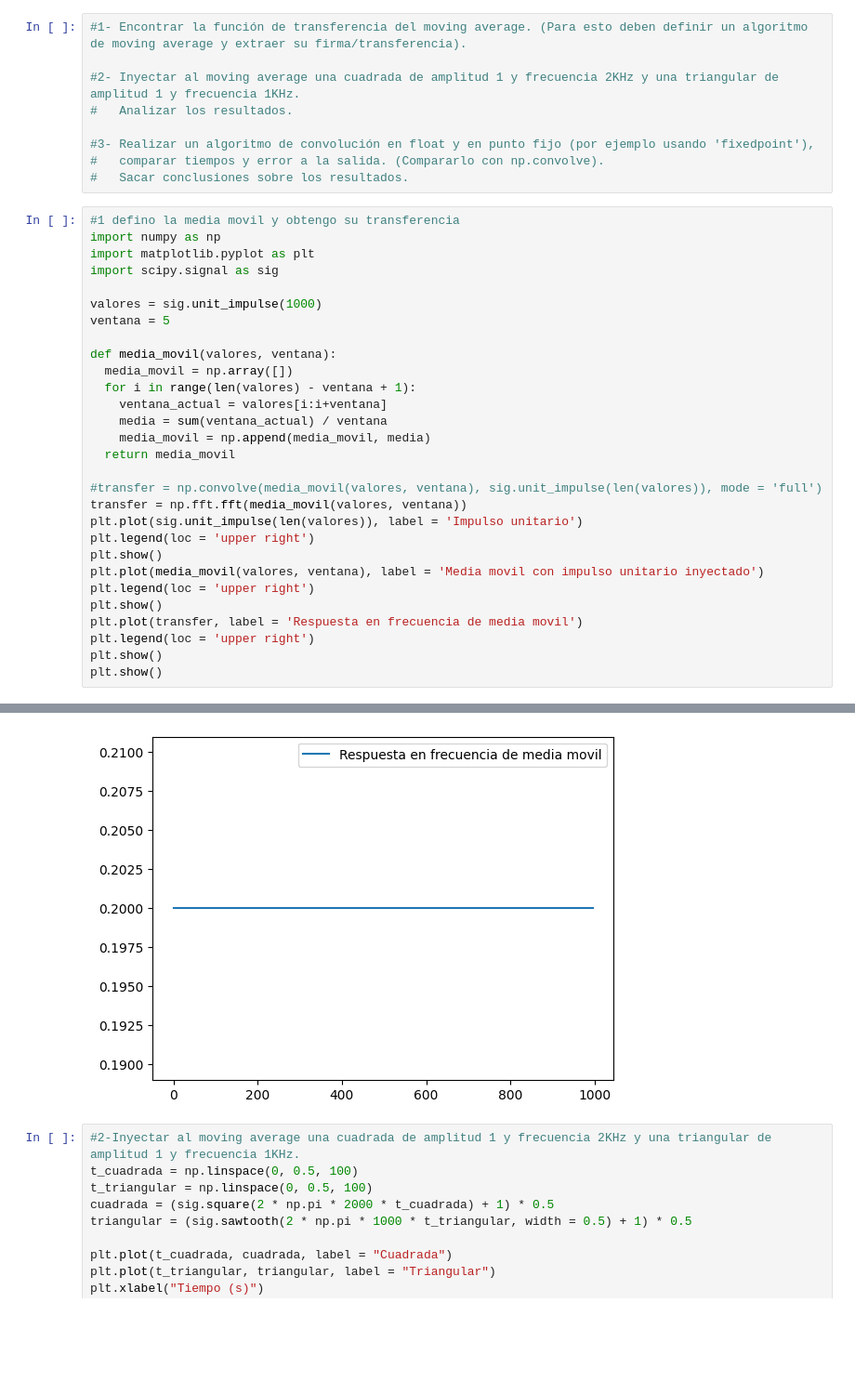
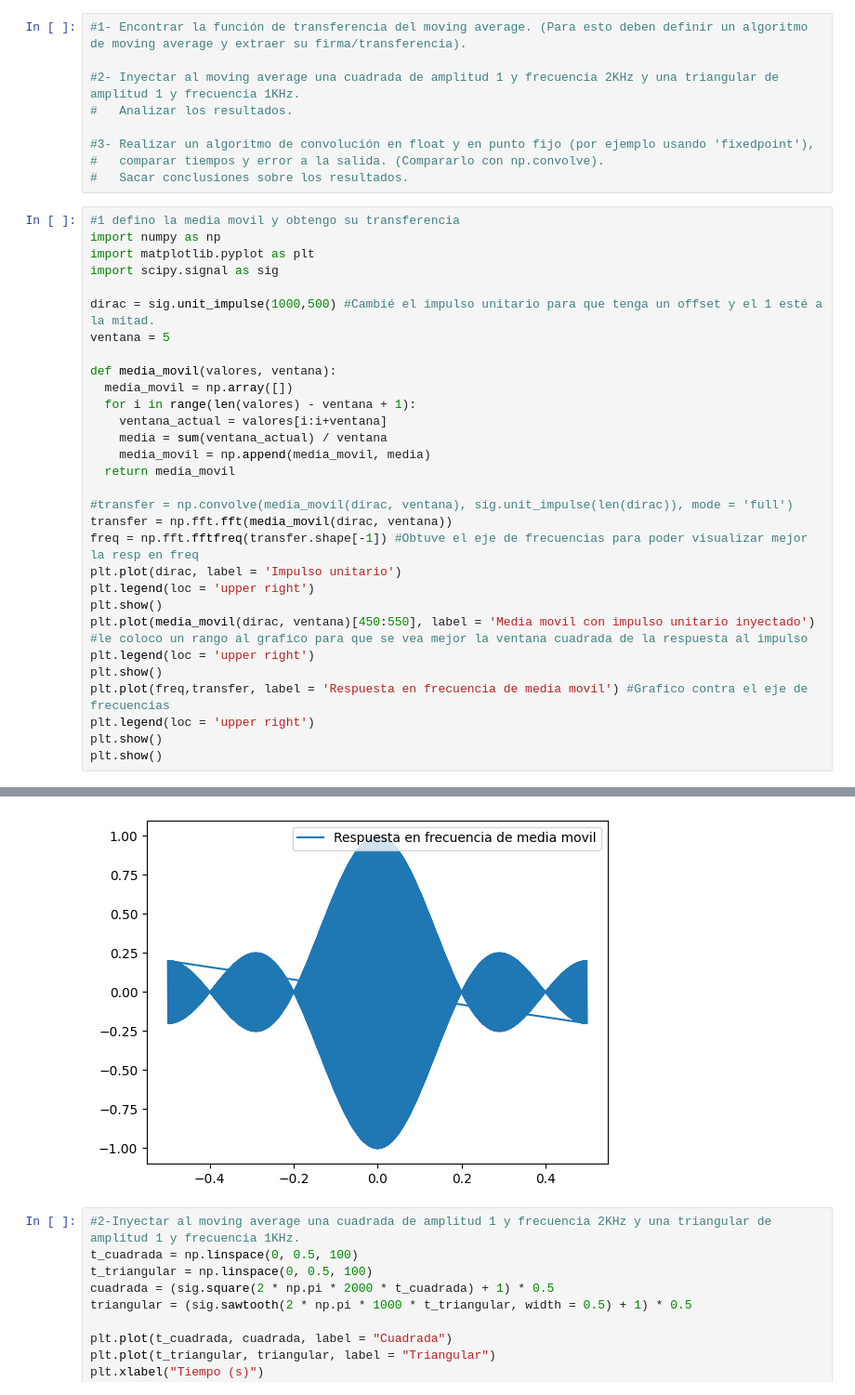
Before and after one commit to BrutenCristian/Bruten_PES, a Jupyter notebook: TP1/TP1_PES_Bruten.ipynb, the cells around one changed output, grey strips where cells are left out. Shown at 93% size. Drawn from its saved outputs; the diff is of its cells as text; blank space fills up the shorter version.

```diff
--- a/TP1/TP1_PES_Bruten.ipynb
+++ b/TP1/TP1_PES_Bruten.ipynb
@@ -29,7 +29,7 @@ import numpy as np
 import matplotlib.pyplot as plt
 import scipy.signal as sig
 
-valores = sig.unit_impulse(1000)
+dirac = sig.unit_impulse(1000,500) #Cambié el impulso unitario para que tenga un offset y el 1 esté a la mitad.
 ventana = 5
 
 def media_movil(valores, ventana):
@@ -40,15 +40,17 @@ def media_movil(valores, ventana):
     media_movil = np.append(media_movil, media)
   return media_movil
 
-#transfer = np.convolve(media_movil(valores, ventana), sig.unit_impulse(len(valores)), mode = 'full')
-transfer = np.fft.fft(media_movil(valores, ventana))
-plt.plot(sig.unit_impulse(len(valores)), label = 'Impulso unitario')
+#transfer = np.convolve(media_movil(dirac, ventana), sig.unit_impulse(len(dirac)), mode = 'full')
+transfer = np.fft.fft(media_movil(dirac, ventana))
+freq = np.fft.fftfreq(transfer.shape[-1]) #Obtuve el eje de frecuencias para poder visualizar mejor la resp en freq
+plt.plot(dirac, label = 'Impulso unitario')
 plt.legend(loc = 'upper right')
 plt.show()
-plt.plot(media_movil(valores, ventana), label = 'Media movil con impulso unitario inyectado')
+plt.plot(media_movil(dirac, ventana)[450:550], label = 'Media movil con impulso unitario inyectado')
+#le coloco un rango al grafico para que se vea mejor la ventana cuadrada de la respuesta al impulso
 plt.legend(loc = 'upper right')
 plt.show()
-plt.plot(transfer, label = 'Respuesta en frecuencia de media movil')
+plt.plot(freq,transfer, label = 'Respuesta en frecuencia de media movil') #Grafico contra el eje de frecuencias
 plt.legend(loc = 'upper right')
 plt.show()
 plt.show()
@@ -58,4 +60,4 @@ plt.show()
-[figure, old version]
+[figure, new version]
 # %%
 #2-Inyectar al moving average una cuadrada de amplitud 1 y frecuencia 2KHz y una triangular de amplitud 1 y frecuencia 1KHz.
 t_cuadrada = np.linspace(0, 0.5, 100)
```
Also changed, not shown: parts of 2 cells of this notebook.
